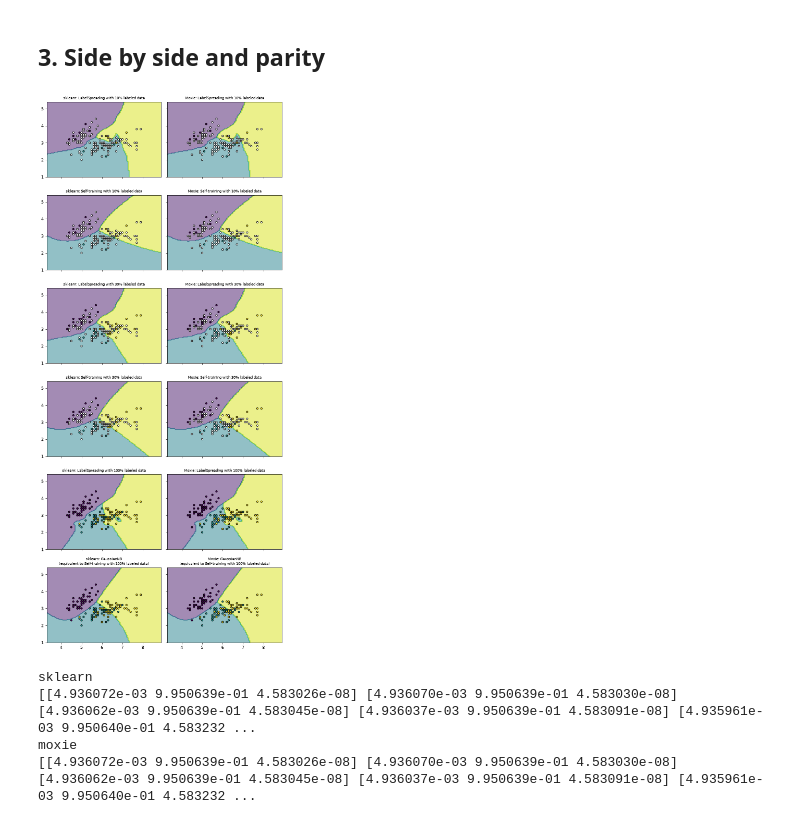
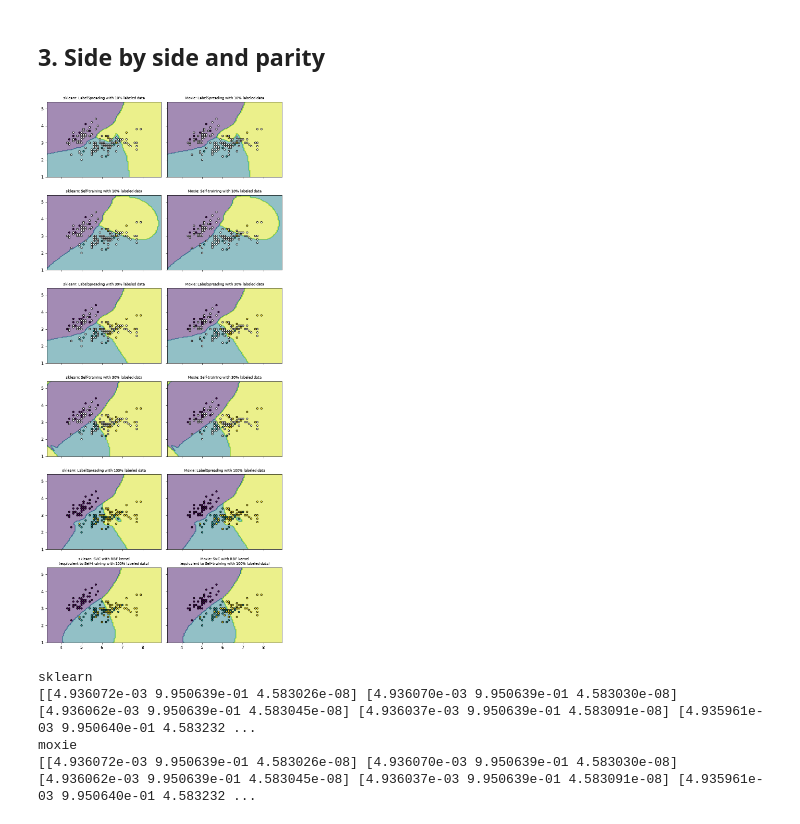
Before and after one commit to idlab-discover/moxie, a Jupyter notebook: notebooks/semi_supervised/plot_semi_supervised_versus_svm_iris.ipynb, the cells around one changed output. Drawn from its saved outputs; the diff is of its cells as text; code cells hidden in the pictures.

```diff
--- a/notebooks/semi_supervised/plot_semi_supervised_versus_svm_iris.ipynb
+++ b/notebooks/semi_supervised/plot_semi_supervised_versus_svm_iris.ipynb
@@ -36,9 +34,10 @@ nb = moxie_nb.Session("semi_supervised/plot_semi_supervised_versus_svm_iris")
 import matplotlib.pyplot as plt
 import numpy as np
 
+from sklearn.calibration import CalibratedClassifierCV
 from sklearn.datasets import load_iris
-from sklearn.naive_bayes import GaussianNB
 from sklearn.semi_supervised import LabelSpreading, SelfTrainingClassifier
+from sklearn.svm import SVC
 
 iris = load_iris()
 
@@ -56,10 +55,10 @@ ls10 = (LabelSpreading().fit(X, y_10), y_10, "LabelSpreading with 10% labeled da
 ls30 = (LabelSpreading().fit(X, y_30), y_30, "LabelSpreading with 30% labeled data")
 ls100 = (LabelSpreading().fit(X, y), y, "LabelSpreading with 100% labeled data")
 
-base_classifier = GaussianNB()  # adapted: CalibratedClassifierCV(SVC(gamma=0.5, random_state=42))
+base_classifier = CalibratedClassifierCV(SVC(gamma=0.5, random_state=42))
 st10 = (SelfTrainingClassifier(base_classifier).fit(X, y_10), y_10, "Self-training with 10% labeled data")
 st30 = (SelfTrainingClassifier(base_classifier).fit(X, y_30), y_30, "Self-training with 30% labeled data")
-rbf_svc = (base_classifier.fit(X, y), y, "GaussianNB\n(equivalent to Self-training with 100% labeled data)")
+rbf_svc = (base_classifier.fit(X, y), y, "SVC with RBF kernel\n(equivalent to Self-training with 100% labeled data)")
 
 # DecisionBoundaryDisplay's default grid: 100 points per axis over the feature range +- 1.
 x0, x1 = np.meshgrid(np.linspace(X[:, 0].min() - 1, X[:, 0].max() + 1, 100),
@@ -264,19 +287,19 @@ mojo: error: failed to parse the provided Mojo source module
 ## 3. Side by side and parity
 # %%
 mx = nb.results["iris_semi_supervised"]
-mx_grid = [mx["ls10_grid"], mx["st10_grid"], mx["ls30_grid"], mx["st30_grid"], mx["ls100_grid"], mx["gnb_grid"]]
+mx_grid = [mx["ls10_grid"], mx["st10_grid"], mx["ls30_grid"], mx["st30_grid"], mx["ls100_grid"], mx["svc_grid"]]
 fig, axes = plt.subplots(nrows=6, ncols=2, sharex=True, sharey=True, figsize=(8, 18), dpi=60)
 for row, ((clf, y_train, title), skp, mxp) in enumerate(zip(classifiers, sk_grid, mx_grid)):
     for col, (name, p) in enumerate([("sklearn", skp), ("Moxie", mxp)]):
         ax = axes[row, col]
         ax.contourf(x0, x1, np.argmax(p, axis=1).reshape(x0.shape), alpha=0.5, cmap="viridis")
         colors = ["white" if label == -1 else plt.cm.viridis(label / 2) for label in y_train]
         ax.scatter(X[:, 0], X[:, 1], c=colors, edgecolor="black", s=15)
         ax.set_title(f"{name}: {title}", fontsize=8)
 plt.tight_layout(); plt.show()
 moxie_nb.side_by_side(sklearn=sk_grid[0][:5], moxie=mx_grid[0][:5])
 # %% [output]
-[figure, old version]
+[figure, new version]
 sklearn
 [[4.936072e-03 9.950639e-01 4.583026e-08] [4.936070e-03 9.950639e-01 4.583030e-08] [4.936062e-03 9.950639e-01 4.583045e-08] [4.936037e-03 9.950639e-01 4.583091e-08] [4.935961e-03 9.950640e-01 4.583232 ...
 moxie
```
Also changed, not shown: parts of 5 cells of this notebook, 5 other files.
